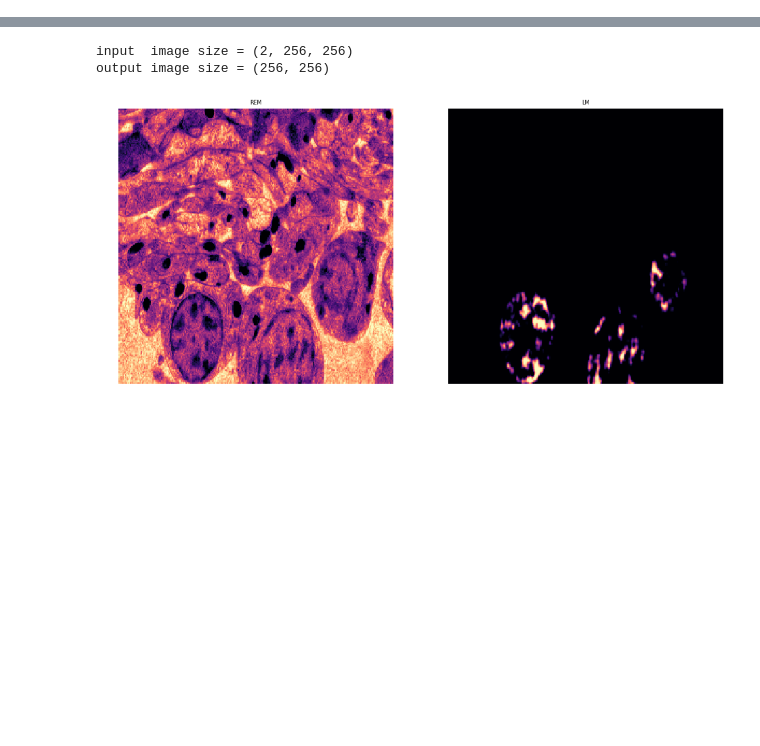
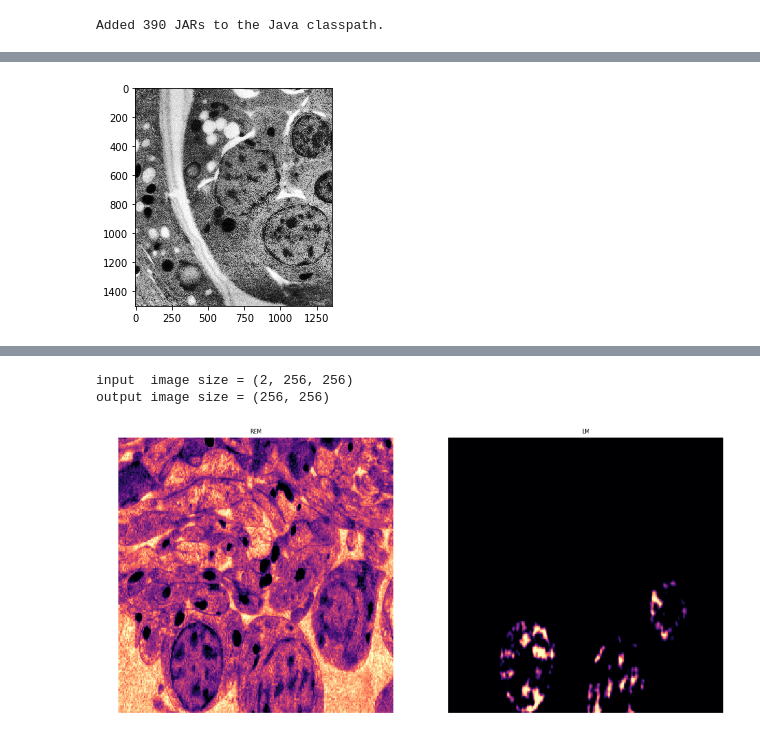
Before and after one commit to Rickmic/Deep_CLEM, a Jupyter notebook: load_data.ipynb, the cells around one changed output, grey strips where cells are left out. Saved outputs shown, nothing was run; the diff lists cells and outputs as text; code cells hidden in the pictures; blank space fills up the shorter version.

```diff
--- a/load_data.ipynb
+++ b/load_data.ipynb
@@ -1,5 +1,8 @@
 # %%
 from __future__ import print_function, unicode_literals, absolute_import, division
+import imagej
+ij = imagej.init('/home/s353960/programs/Fiji.app/') # Insert path to your Fiji app
+from jnius import autoclass
 import numpy as np
 import matplotlib.pyplot as plt
 import os
@@ -13,5 +16,24 @@ from tifffile import imwrite
 from csbdeep.utils import plot_some
 from csbdeep.utils.tf import limit_gpu_memory
 from csbdeep.data import RawData, create_patches_reduced_target
+# %% [output]
+Added 390 JARs to the Java classpath.
 # %%
 limit_gpu_memory(fraction=1/2)
+# %%
+WindowManager = autoclass('ij.WindowManager')
+
+macro = """
+#@ String name
+open(name);
+run("Enhance Contrast...", "saturated=0.3 equalize");
+"""
+
+args = {
+    'name': '/home/s353960/programs/CSBDeep/Model_Bilder_EM/model_1/SEM/s1_3.png'
+}
+ij.py.run_macro(macro, args)
+EM = WindowManager.getCurrentImage()
+print(EM)
+ij.py.show(EM, cmap = 'gray')
+# %% [output]
@@ -18,3 +41,4 @@ limit_gpu_memory(fraction=1/2)
+[figure, added]
 # %%
 # preprocess images
 #------------------------------------------------------------------------------------------------------------------------
```
Also changed, not shown: parts of 6 cells of this notebook.
